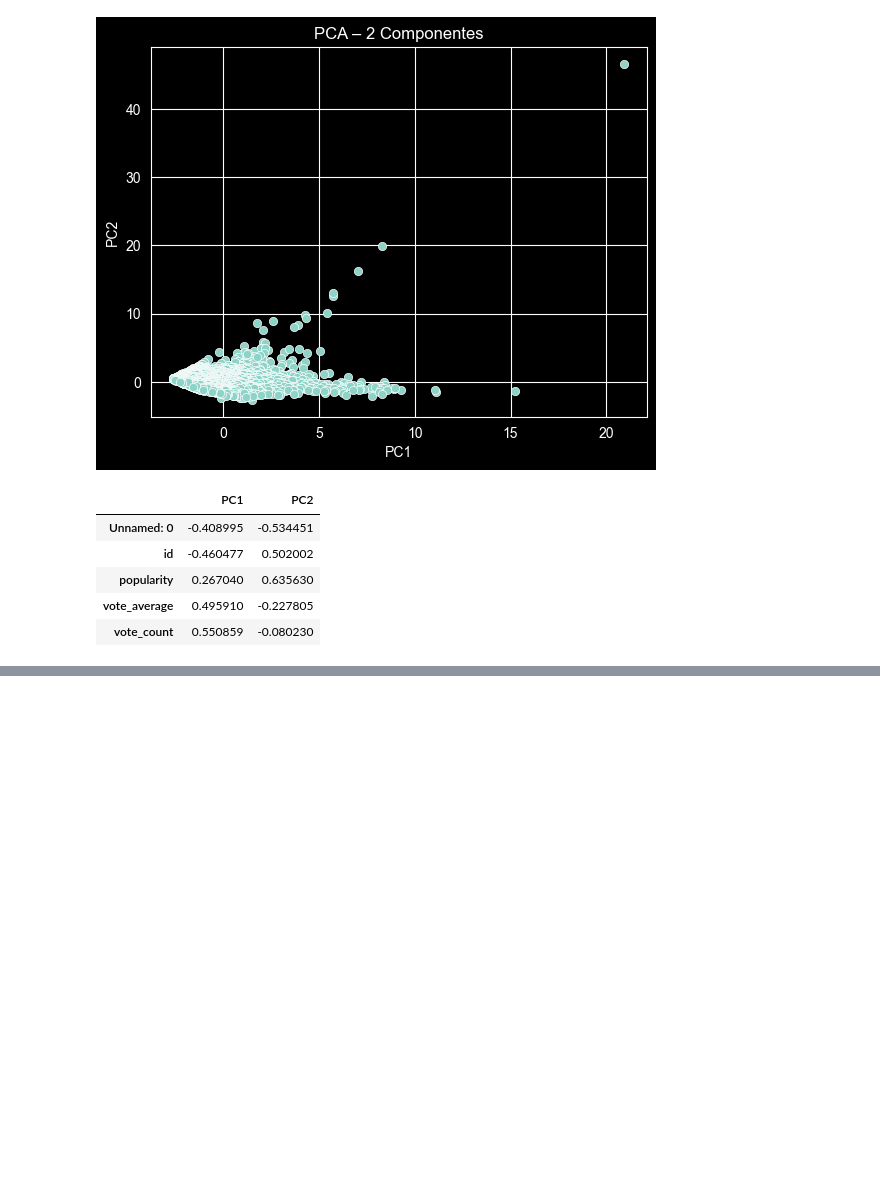
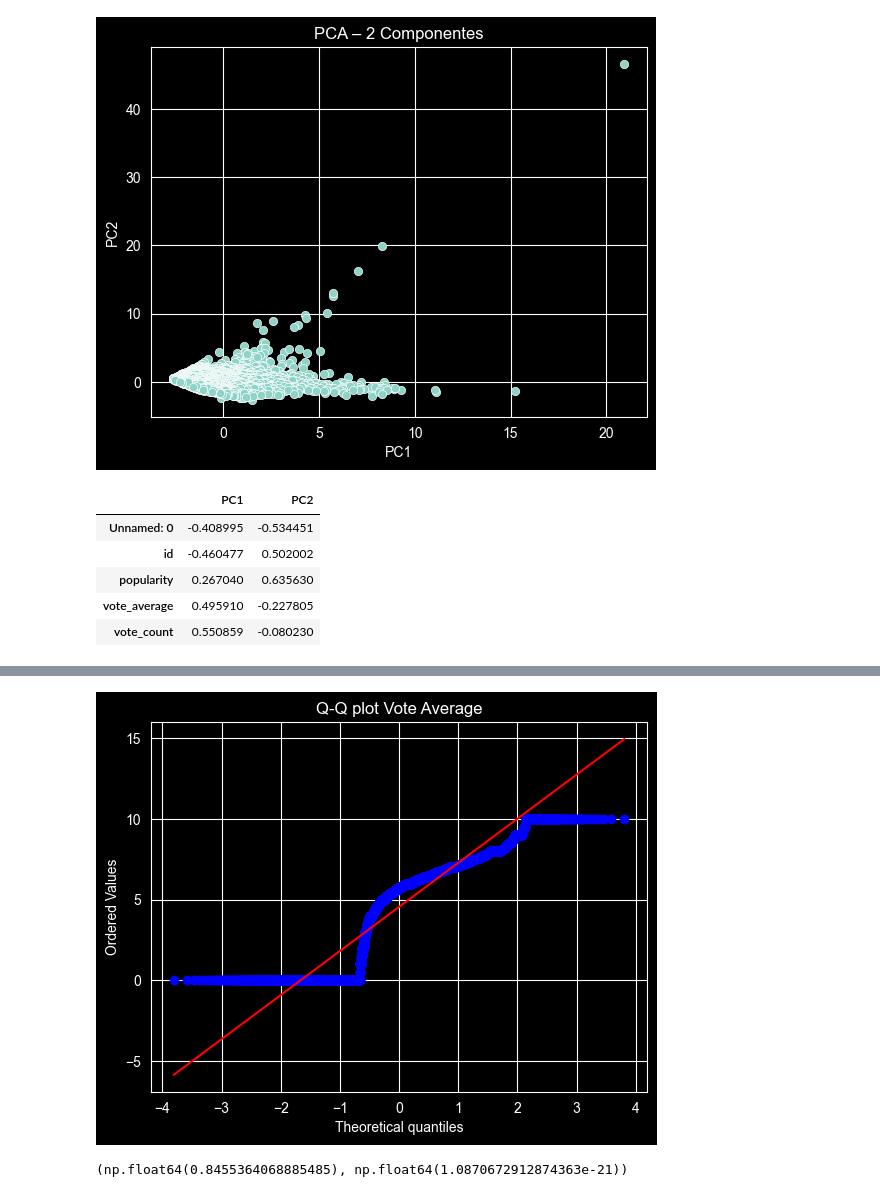
Before and after one commit to MauOrtizC/ProyectoII, a Jupyter notebook: notebooks/01_EDA_TMDB.ipynb, the cells around one changed output, grey strips where cells are left out. Drawn from its saved outputs; the diff is of its cells as text; code cells hidden in the pictures; blank space fills up the shorter version.

```diff
--- a/notebooks/01_EDA_TMDB.ipynb
+++ b/notebooks/01_EDA_TMDB.ipynb
@@ -139,7 +173,7 @@ memory usage: 1.0+ MB
 ## Media, mediana, moda, varianza, desviación estándar, mínimos y máximos
 # %%
 
-stats = dflimpio.describe().T
+stats = df_limpio.describe().T
 stats
 # %% [output]
 |  | count | mean | std | min | 25% | 50% | 75% | max |
@@ -417,0 +473,17 @@ loadings[["PC1", "PC2"]]
+# %%
+
+import scipy.stats as stats
+
+stats.probplot(df["vote_average"], plot=plt)
+plt.title("Q-Q plot Vote Average")
+plt.show()
+# %% [output]
+[figure, added]
+# %%
+
+from scipy.stats import shapiro
+
+stat, p = shapiro(df["vote_average"].sample(500, random_state=42))
+stat, p
+# %% [output]
+(np.float64(0.8455364068885485), np.float64(1.0870672912874363e-21))
```
Also changed, not shown: parts of 15 cells of this notebook, 1 other file.
